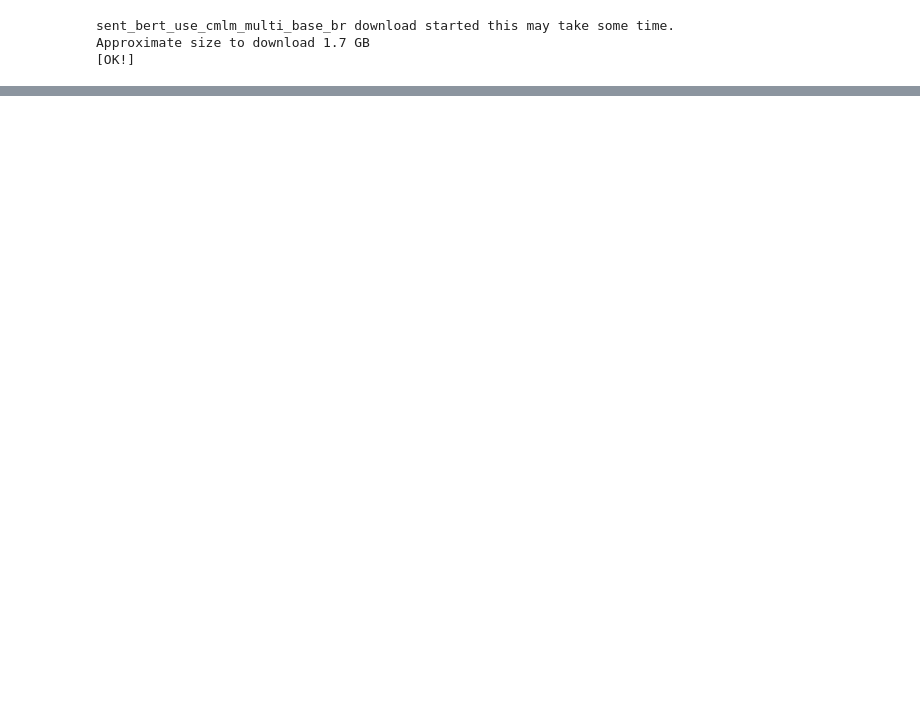
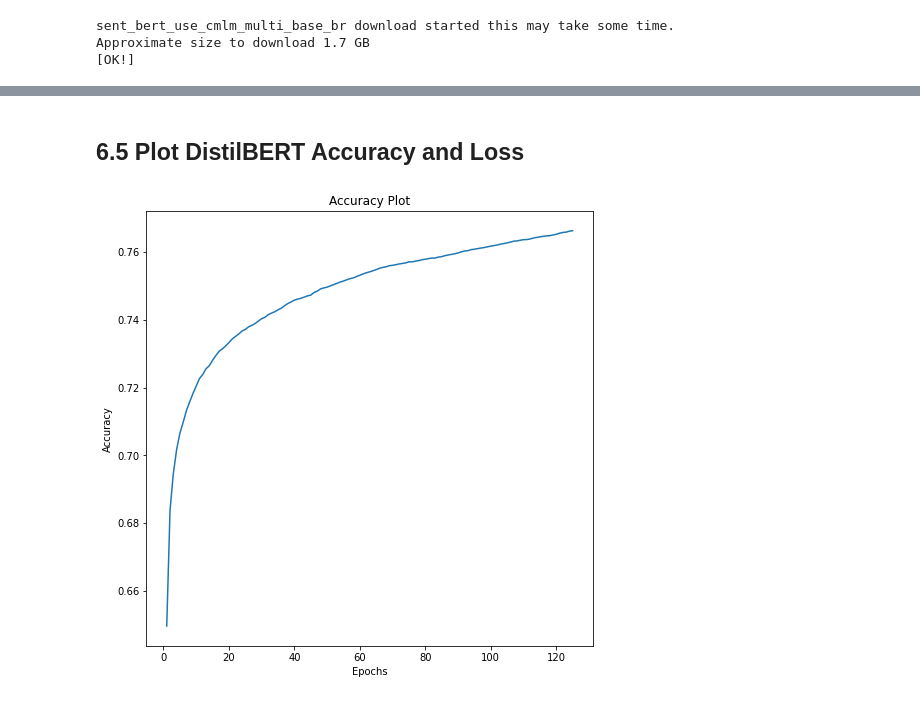
Before and after one commit to ahmedlone127/Multilingual_Sentiment, a Jupyter notebook: Colab/multilingual_sentiment.ipynb, the cells around one changed output, grey strips where cells are left out. Saved outputs shown, nothing was run; the diff lists cells and outputs as text; code cells hidden in the pictures; blank space fills up the shorter version.

```diff
--- a/Colab/multilingual_sentiment.ipynb
+++ b/Colab/multilingual_sentiment.ipynb
@@ -139,0 +289,5 @@ df
+# %%
+import os
+
+log_files = os.listdir("/content/classifier_logs_DistilBERT")
+log_files
@@ -139,0 +317,6 @@ df
+# %% [markdown]
+## 6.5 Plot DistilBERT Accuracy and Loss
+# %%
+acc_plot("/content/classifier_logs_DistilBERT/"+log_files[0])
+# %% [output]
+[figure, added]
```
Also changed, not shown: parts of 75 cells of this notebook, 2 other files.
